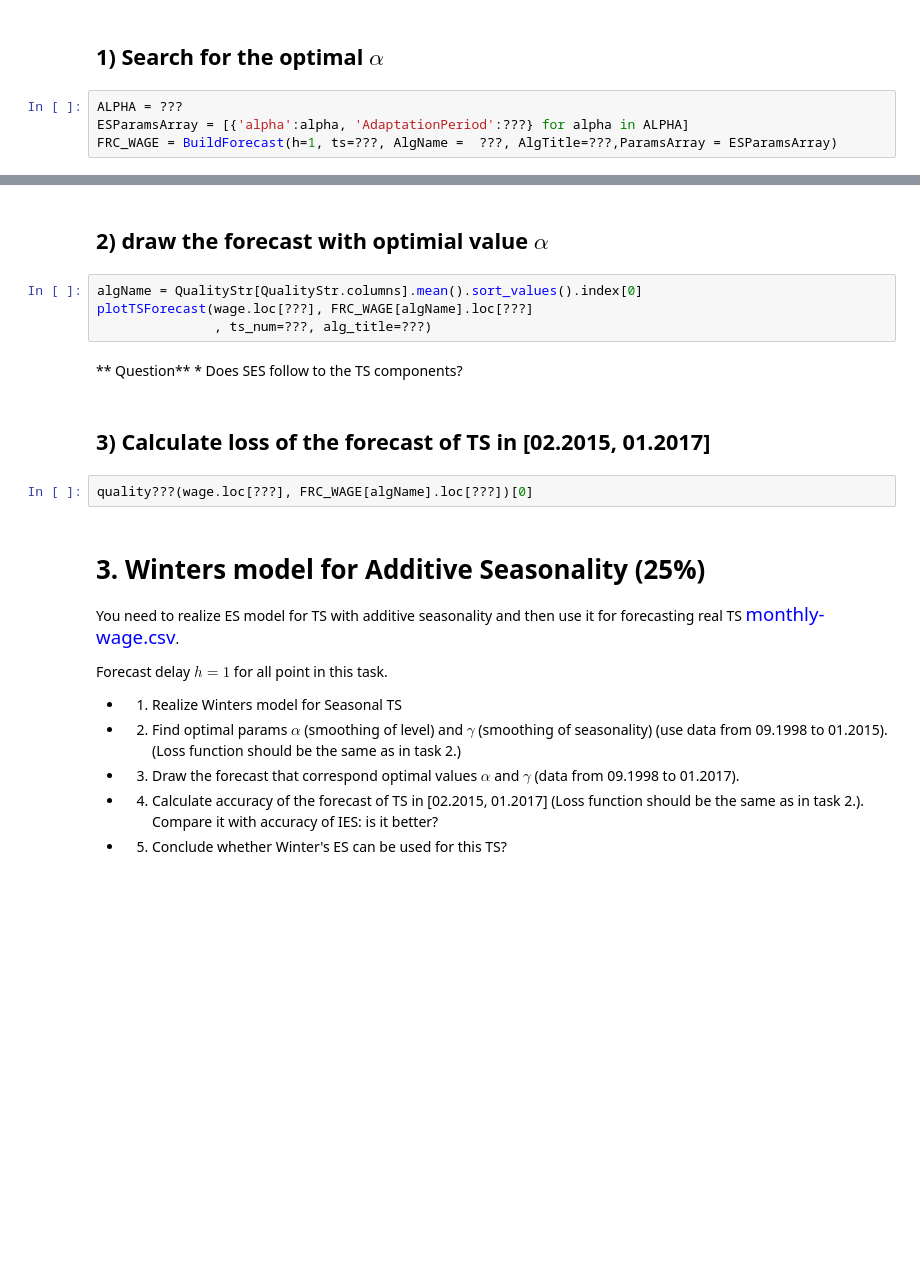
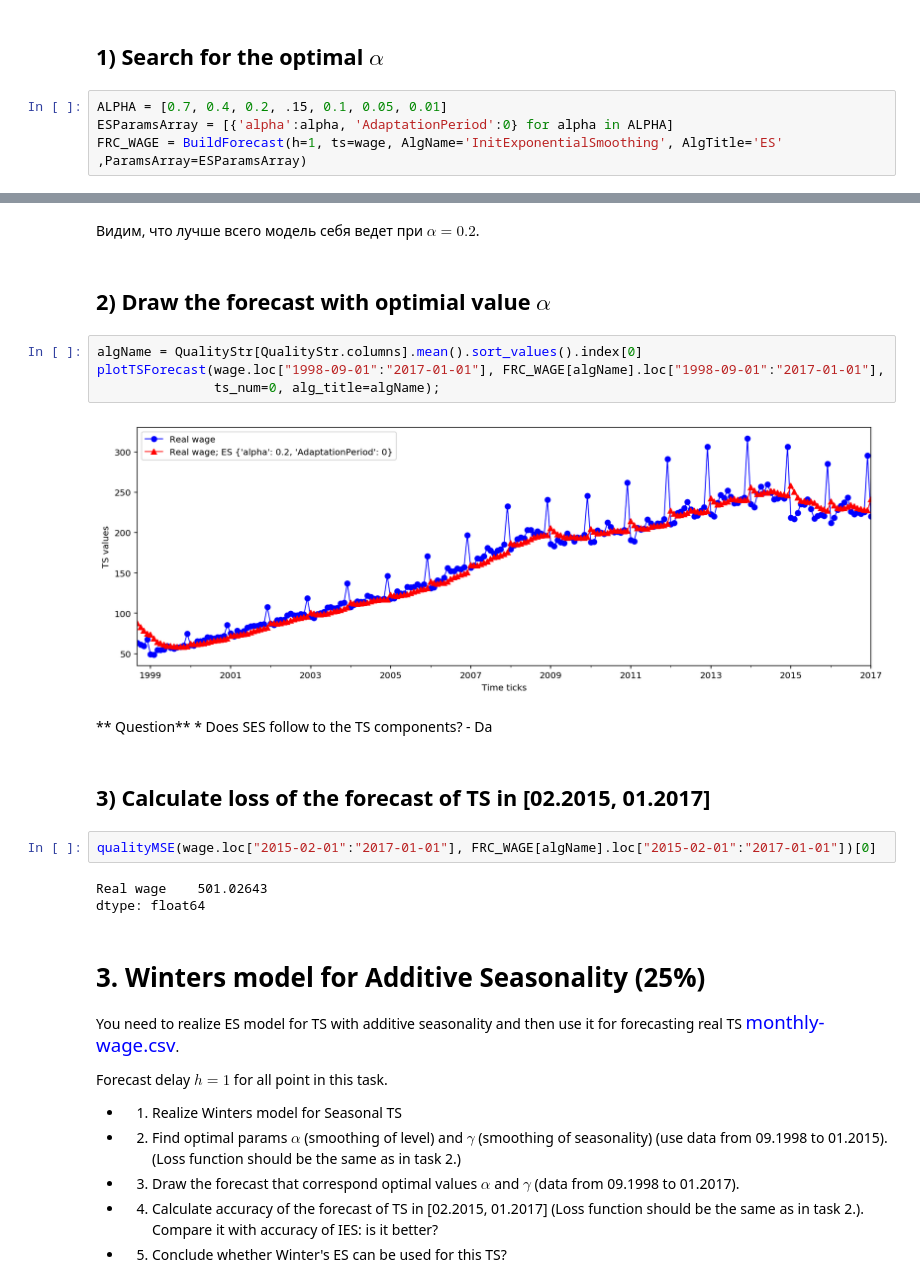
Before and after one commit to SemyonKozloff/mipt-ml, a Jupyter notebook: part-2/homework-1/hw1.ipynb, the cells around one changed output, grey strips where cells are left out. Saved outputs shown, nothing was run; the diff lists cells and outputs as text; blank space fills up the shorter version.

```diff
--- a/part-2/homework-1/hw1.ipynb
+++ b/part-2/homework-1/hw1.ipynb
@@ -94,8 +120,8 @@ can choose any loss function above).
 # %% [markdown]
 ## 1) Search for the optimal $\alpha$
 # %%
-ALPHA = ???
-ESParamsArray = [{'alpha':alpha, 'AdaptationPeriod':???} for alpha in ALPHA]
-FRC_WAGE = BuildForecast(h=1, ts=???, AlgName =  ???, AlgTitle=???,ParamsArray = ESParamsArray)
+ALPHA = [0.7, 0.4, 0.2, .15, 0.1, 0.05, 0.01]
+ESParamsArray = [{'alpha':alpha, 'AdaptationPeriod':0} for alpha in ALPHA]
+FRC_WAGE = BuildForecast(h=1, ts=wage, AlgName='InitExponentialSmoothing', AlgTitle='ES' ,ParamsArray=ESParamsArray)
 # %%
 # compare ES parameters
@@ -110,16 +145,24 @@ QualityStr[QualityStr.columns].mean().sort_values()
+# %% [markdown]
+Видим, что лучше всего модель себя ведет при $\alpha=0.2$.
 # %% [markdown]
-## 2) draw the forecast with optimial value $\alpha $
+## 2) Draw the forecast with optimial value $\alpha $
 # %%
 algName = QualityStr[QualityStr.columns].mean().sort_values().index[0]
-plotTSForecast(wage.loc[???], FRC_WAGE[algName].loc[???]
-               , ts_num=???, alg_title=???)
+plotTSForecast(wage.loc["1998-09-01":"2017-01-01"], FRC_WAGE[algName].loc["1998-09-01":"2017-01-01"],
+               ts_num=0, alg_title=algName);
+# %% [output]
+[figure, added]
 # %% [markdown]
 ** Question**
     * Does SES follow to the TS components?
+    - Da
 # %% [markdown]
 ## 3) Calculate loss of the forecast of TS in [02.2015, 01.2017]
 # %%
-quality???(wage.loc[???], FRC_WAGE[algName].loc[???])[0]
+qualityMSE(wage.loc["2015-02-01":"2017-01-01"], FRC_WAGE[algName].loc["2015-02-01":"2017-01-01"])[0]
+# %% [output]
+Real wage    501.02643
+dtype: float64
 # %% [markdown]
 # 3. Winters model for Additive Seasonality (25%)
 You need to realize ES model for TS with additive seasonality and then use it for forecasting real TS <span style="color:blue; font-family:'New Times Roman'; font-size:14pt">monthly-wage.csv</span>.
```
Also changed, not shown: parts of 32 cells of this notebook, 4 other files.
